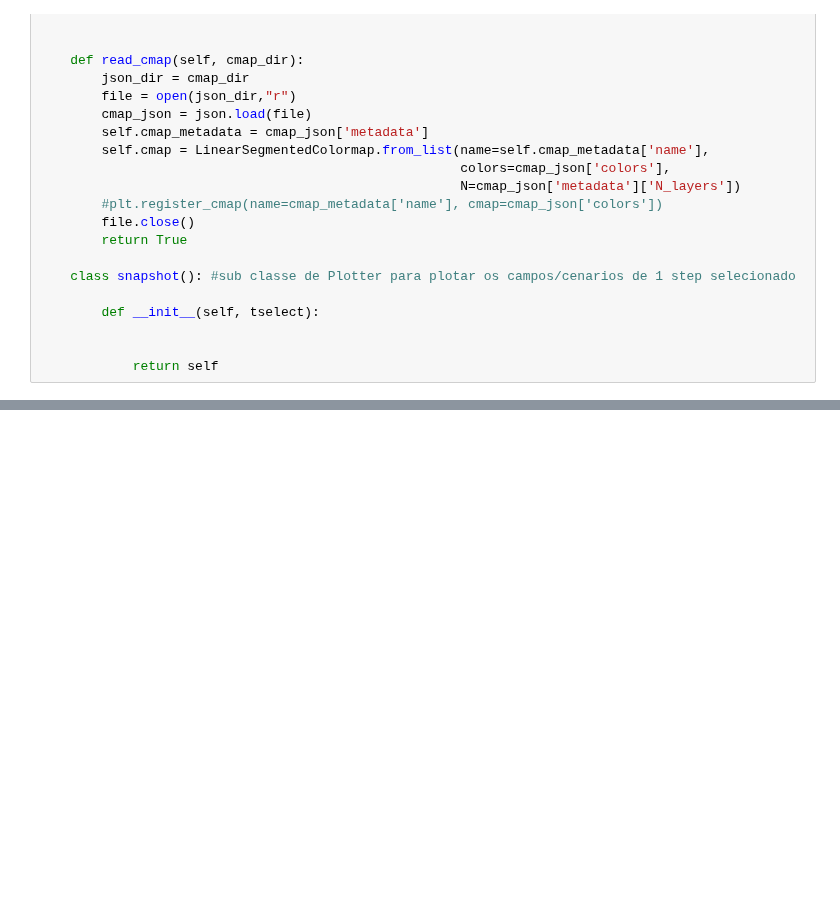
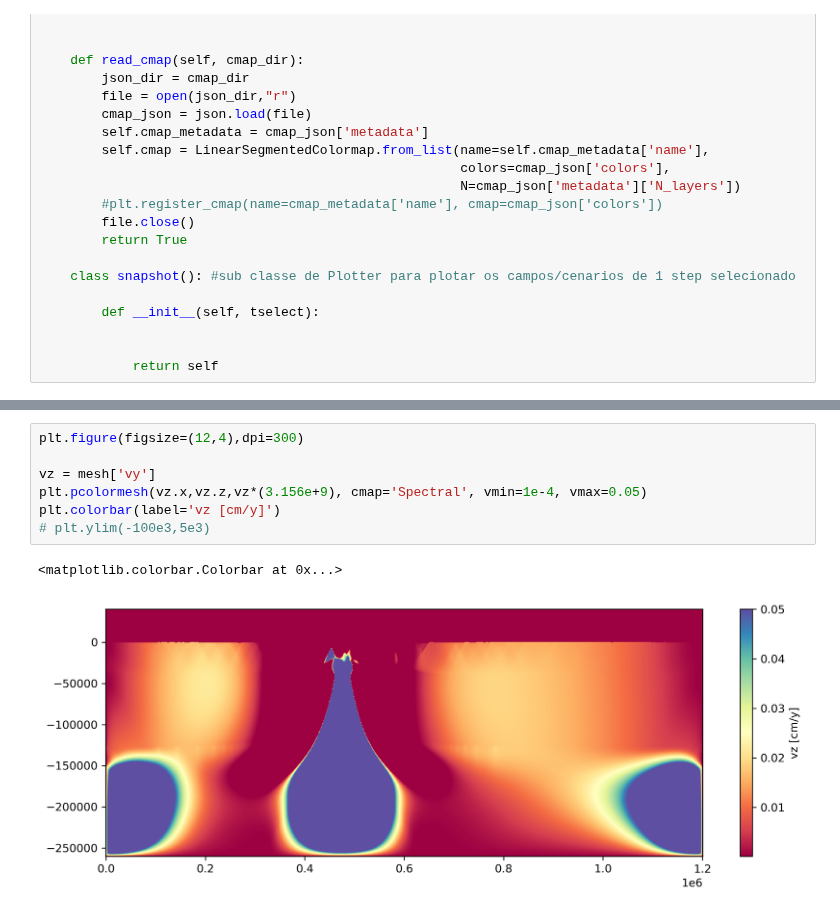
Before and after one commit to ggciag/tapioca, a Jupyter notebook: mandyoc_class_tests.ipynb, the cells around one changed output, grey strips where cells are left out. Saved outputs shown, nothing was run; the diff lists cells and outputs as text; blank space fills up the shorter version.

```diff
--- a/mandyoc_class_tests.ipynb
+++ b/mandyoc_class_tests.ipynb
@@ -640,0 +675,10 @@ surface
+# %%
+plt.figure(figsize=(12,4),dpi=300)
+
+vz = mesh['vy']
+plt.pcolormesh(vz.x,vz.z,vz*(3.156e+9), cmap='Spectral', vmin=1e-4, vmax=0.05)
+plt.colorbar(label='vz [cm/y]')
+# plt.ylim(-100e3,5e3)
+# %% [output]
+<matplotlib.colorbar.Colorbar at 0x...>
+[figure, added]
```
Also changed, not shown: parts of 13 cells of this notebook.
